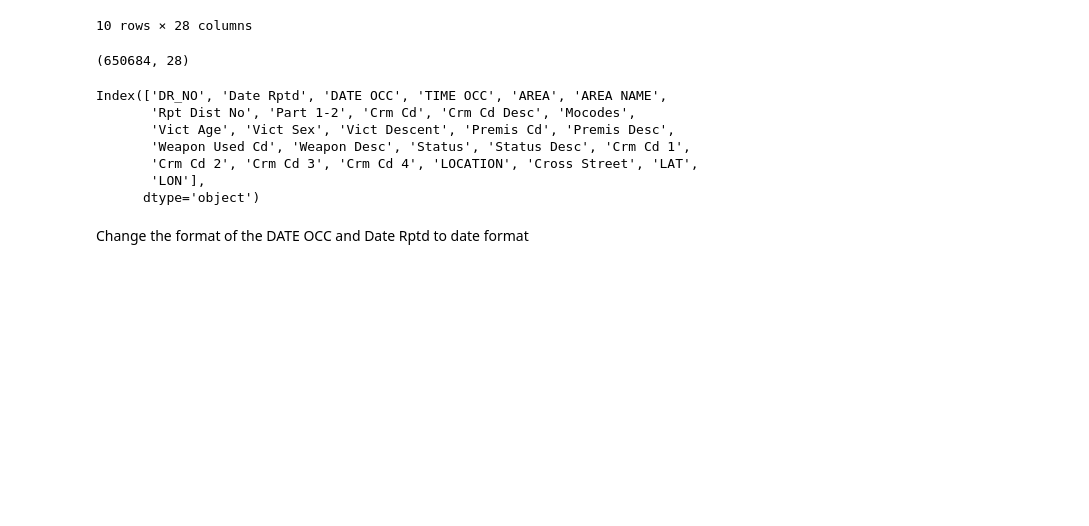
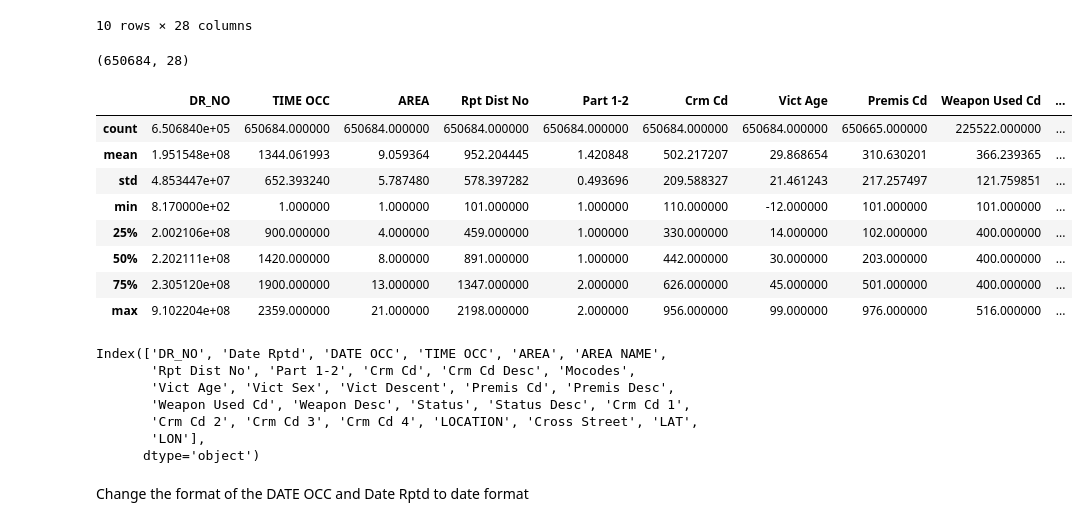
Before and after one commit to Elisag28/FINAL_PROJECT, a Jupyter notebook: src/crime_project.ipynb, the cells around one changed output. Drawn from its saved outputs; the diff is of its cells as text; code cells hidden in the pictures; blank space fills up the shorter version.

```diff
--- a/src/crime_project.ipynb
+++ b/src/crime_project.ipynb
@@ -54,6 +52,18 @@ crime_ds.head(10)
 crime_ds.shape
 # %% [output]
 (650684, 28)
+# %%
+crime_ds.describe()
+# %% [output]
+|  | DR_NO | TIME OCC | AREA | Rpt Dist No | Part 1-2 | Crm Cd | Vict Age | Premis Cd | Weapon Used Cd | ... |
+| count | 6.506840e+05 | 650684.000000 | 650684.000000 | 650684.000000 | 650684.000000 | 650684.000000 | 650684.000000 | 650665.000000 | 225522.000000 | ... |
+| mean | 1.951548e+08 | 1344.061993 | 9.059364 | 952.204445 | 1.420848 | 502.217207 | 29.868654 | 310.630201 | 366.239365 | ... |
+| std | 4.853447e+07 | 652.393240 | 5.787480 | 578.397282 | 0.493696 | 209.588327 | 21.461243 | 217.257497 | 121.759851 | ... |
+| min | 8.170000e+02 | 1.000000 | 1.000000 | 101.000000 | 1.000000 | 110.000000 | -12.000000 | 101.000000 | 101.000000 | ... |
+| 25% | 2.002106e+08 | 900.000000 | 4.000000 | 459.000000 | 1.000000 | 330.000000 | 14.000000 | 102.000000 | 400.000000 | ... |
+| 50% | 2.202111e+08 | 1420.000000 | 8.000000 | 891.000000 | 1.000000 | 442.000000 | 30.000000 | 203.000000 | 400.000000 | ... |
+| 75% | 2.305120e+08 | 1900.000000 | 13.000000 | 1347.000000 | 2.000000 | 626.000000 | 45.000000 | 501.000000 | 400.000000 | ... |
+| max | 9.102204e+08 | 2359.000000 | 21.000000 | 2198.000000 | 2.000000 | 956.000000 | 99.000000 | 976.000000 | 516.000000 | ... |
 # %%
 crime_ds.columns
 # %% [output]
```
Also changed, not shown: parts of 15 cells of this notebook.
